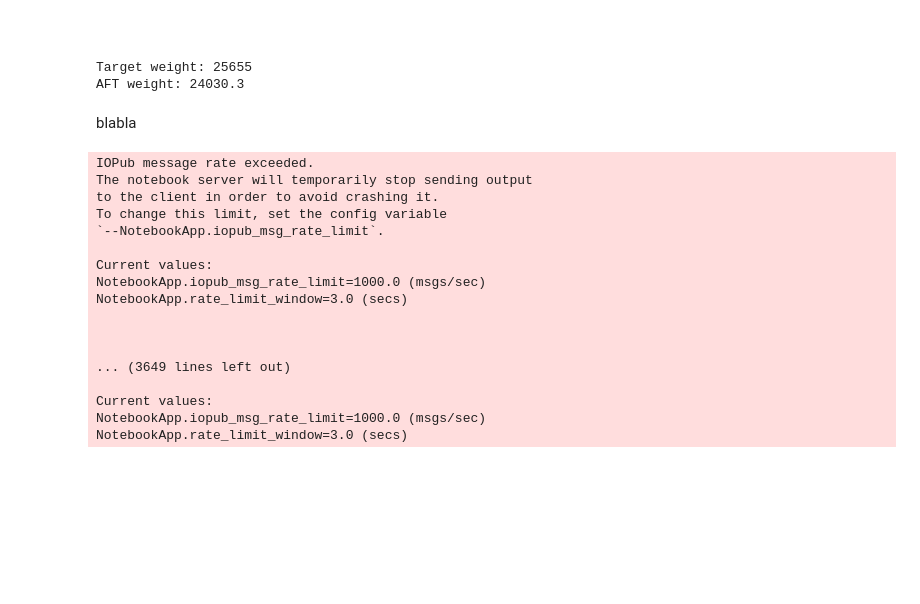
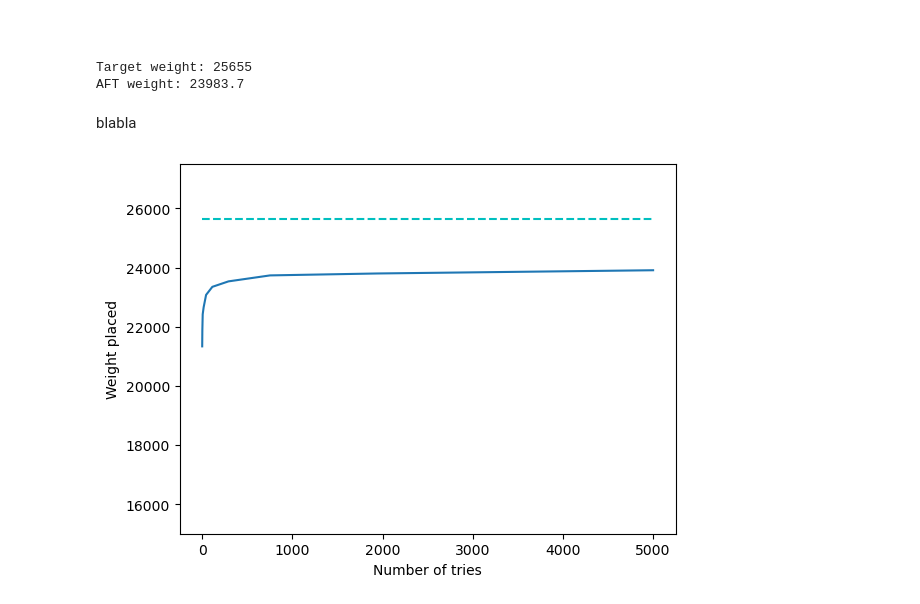
Before and after one commit to 5-2-5-equipe-2/amadeus-project-cargo, a Jupyter notebook: src/amadeus.ipynb, the cells around one changed output. Drawn from its saved outputs; the diff is of its cells as text; code cells hidden in the pictures; blank space fills up the shorter version.

```diff
--- a/src/amadeus.ipynb
+++ b/src/amadeus.ipynb
@@ -441,7 +441,7 @@ def find_best_container_combination(container_dict_copy: Dict[ContainerType, Lis
     # find the best combination closest to the target without exceeding it
     best_combination = None
     curr_max = float('-inf')
-    for _ in tqdm(range(number_of_tries)):
+    for _ in range(number_of_tries):
         combination = try_combination()
         if combination:
             if curr_max < combination["max_weight"] <= weight_target:
@@ -462,17 +462,19 @@ print("Target weight: {}".format(compartments_max_weight["AFT"]))
 print("AFT weight: {}".format(result[0]['max_weight']))
 # %% [output]
 Target weight: 25655
-AFT weight: 24030.3
+AFT weight: 23983.7
 # %% [markdown]
 blabla
 # %%
+import statistics
 from matplotlib import pyplot as plt
 import numpy as np
 
-NUMBER_OF_SAMPLE = 100
+NUMBER_OF_SAMPLE = 50
 x = []
 y = []
 y_best = []
+y_error = []
 
 
 def powspace(start: float, stop: float, num: int):
@@ -480,35 +482,23 @@ def powspace(start: float, stop: float, num: int):
     return np.exp(np.linspace(log_start, log_stop, num))
 
 
-for number_of_tries in powspace(1, 10000, 200):
+for number_of_tries in tqdm(powspace(1, 6000, 50)):
     x.append(number_of_tries)
-    result = 0
+    values = []
     for k in range(NUMBER_OF_SAMPLE):
-        result +=find_best_container_combination(containers, container_combinations["AFT"], compartments_max_weight["AFT"],
-                                        int(number_of_tries))[0]['max_weight']
-y.append(result / NUMBER_OF_SAMPLE)
-y_best.append(25655)
+        values.append(
+            find_best_container_combination(containers, container_combinations["AFT"], compartments_max_weight["AFT"],
+                                            int(number_of_tries))[0]['max_weight'])
 
-plt.plot(x, y)
-plt.plot(x, y_best, "--c")
-plt.xlabel("Number of tries")
-plt.ylabel("Weight placed")
-plt.show()
+    y.append(statistics.mean(values))
+    y_error.append(statistics.stdev(values))
+    y_best.append(25655)
-# %% [output]
-IOPub message rate exceeded.
-The notebook server will temporarily stop sending output
-to the client in order to avoid crashing it.
-To change this limit, set the config variable
-`--NotebookApp.iopub_msg_rate_limit`.
-
-Current values:
-NotebookApp.iopub_msg_rate_limit=1000.0 (msgs/sec)
-NotebookApp.rate_limit_window=3.0 (secs)
-
-
-
-... (3649 lines left out)
-
-Current values:
-NotebookApp.iopub_msg_rate_limit=1000.0 (msgs/sec)
-NotebookApp.rate_limit_window=3.0 (secs)
+# %%
+plt.plot(x, y)
+plt.plot(x, y_best, "--c")
+plt.ylim((15000, 27500))
+plt.xlabel("Number of tries")
+plt.ylabel("Weight placed")
+plt.show()
+# %% [output]
+[figure, added]
```
Also changed, not shown: parts of 1 cell of this notebook.
